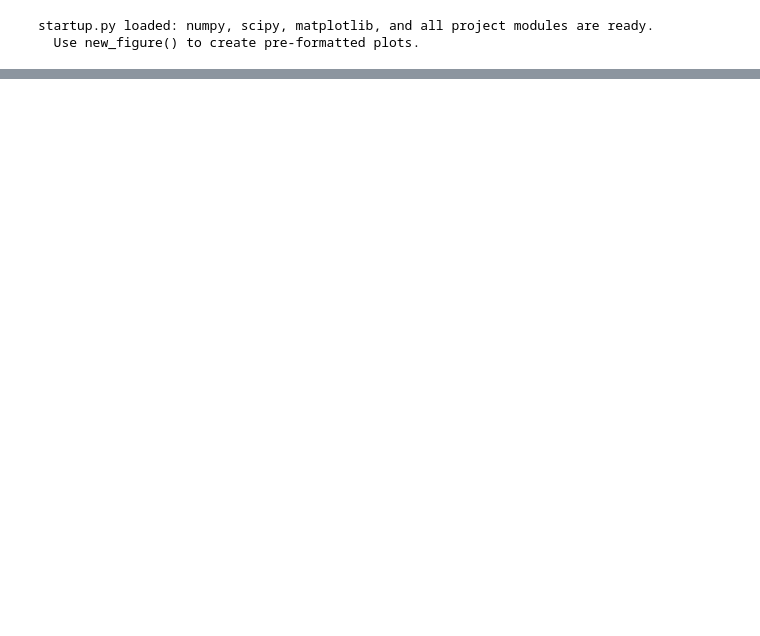
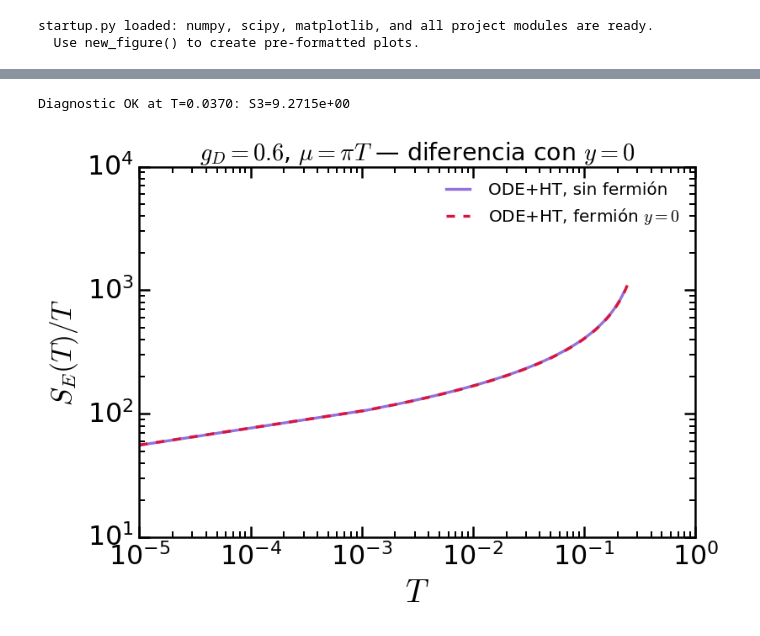
Before and after one commit to mquezada13/FOPT_Dark_Photon_DRalgo, a Jupyter notebook: notebooks/demo_bounce_action.ipynb, the cells around one changed output, grey strips where cells are left out. Drawn from its saved outputs; the diff is of its cells as text; code cells hidden in the pictures; blank space fills up the shorter version.

```diff
--- a/notebooks/demo_bounce_action.ipynb
+++ b/notebooks/demo_bounce_action.ipynb
@@ -242,0 +184,45 @@ print("Saved: data/cleaned_data/SE_RGE_log_grid_HT_025piT_cleaned.npz")
+# %%
+import importlib
+import src.RGE.BounceODE_RGE as _bounce_mod
+importlib.reload(_bounce_mod)
+from src.RGE.BounceODE_RGE import BounceODEHighT_fermion
+
+solver_ode_f0 = BounceODEHighT_fermion(veff=veff_ferm.VeffRGE_fermion(y0=0.0))
+
+# Quick diagnostic on the first point before the full loop
+_T_test = T_vals[len(T_vals) // 2]
+try:
+    _S, _phi = solver_ode_f0.SE(_T_test, gD0, scale, ls0)
+    print(f"Diagnostic OK at T={_T_test:.4f}: S3={_S:.4e}")
+except Exception as _e:
+    print(f"Diagnostic FAILED at T={_T_test:.4f}: {type(_e).__name__}: {_e}")
+
+SE_ode_f0 = np.full(len(T_vals), np.nan)
+for i, T in enumerate(tqdm(T_vals, desc="ODE+HT fermión y=0")):
+    try:
+        S, _ = solver_ode_f0.SE(T, gD0, scale, ls0)
+        SE_ode_f0[i] = S
+    except Exception as e:
+        if i < 3:
+            print(f"  T={T:.2e}: {type(e).__name__}: {e}")
+        pass
+# %% [output]
+Diagnostic OK at T=0.0370: S3=9.2715e+00
+# %%
+fig, ax = new_figure(figsize=(7, 5), dpi=120)
+fig.patch.set_facecolor('white')
+
+ax.plot(T_vals, S_results["ODE+HT"] / T_vals,
+        color='mediumpurple', lw=2, label='ODE+HT, sin fermión')
+ax.plot(T_vals, SE_ode_f0 / T_vals,
+        color='crimson', lw=2, ls='--', label='ODE+HT, fermión $y=0$')
+
+ps.apply_standard_formatting(
+    ax, xlog=True, ylog=True,
+    xlabel=r'$T$', ylabel=r'$S_E(T)/T$',
+    title=fr'$g_D={gD0}$, $\mu=\pi T$ — diferencia con $y=0$',
+)
+ax.legend(frameon=False, fontsize=12)
+plt.tight_layout()
+# %% [output]
+[figure, added]
```
Also changed, not shown: parts of 25 cells of this notebook, 18 other files.
